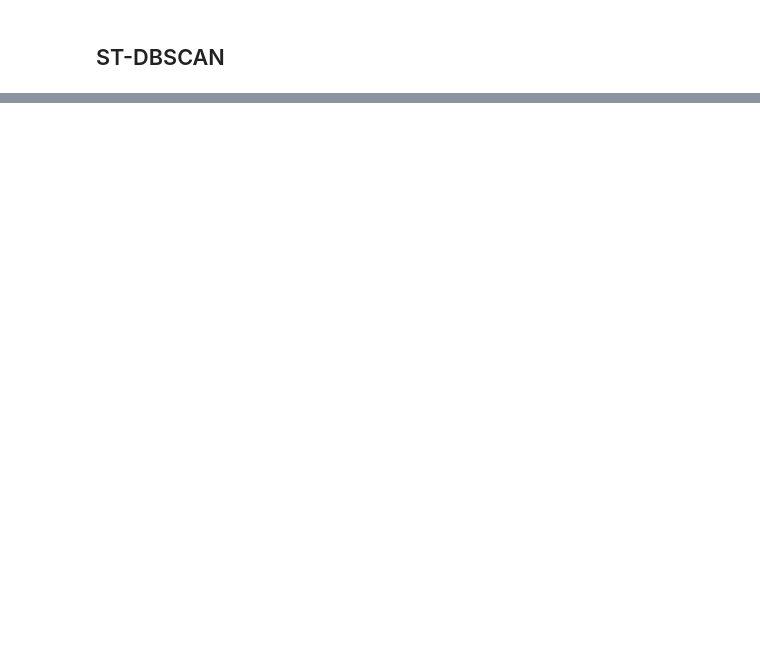
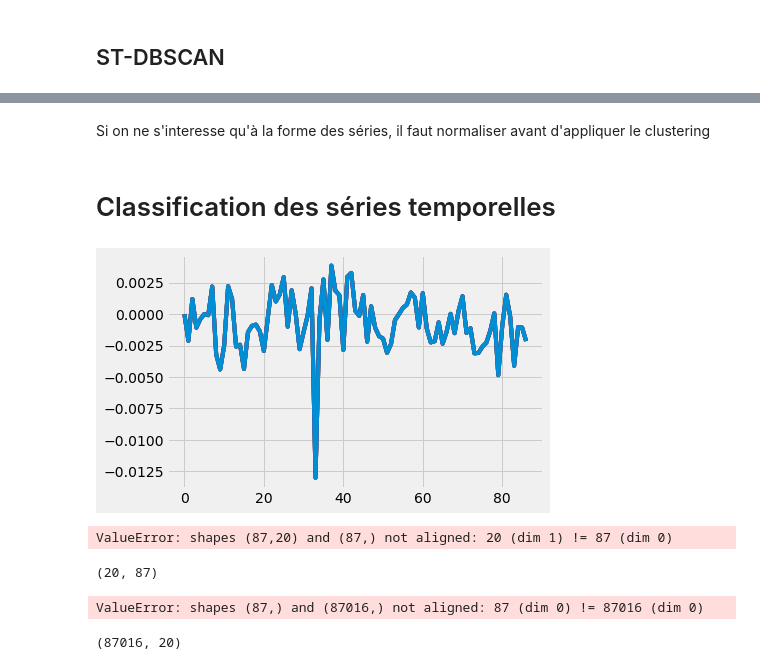
Before and after one commit to EddyVianney/Stage_master2_sdsc_eost, a Jupyter notebook: PMEDV_STAGE_SDSC_EOST.ipynb, the cells around one changed output, grey strips where cells are left out. Saved outputs shown, nothing was run; the diff lists cells and outputs as text; code cells hidden in the pictures; blank space fills up the shorter version.

```diff
--- a/PMEDV_STAGE_SDSC_EOST.ipynb
+++ b/PMEDV_STAGE_SDSC_EOST.ipynb
@@ -664,0 +477,31 @@ plot_distribution(labels)
+# %% [markdown]
+Si on ne s'interesse qu'à la forme des séries, il faut normaliser avant d'appliquer le clustering
+# %% [markdown]
+# Classification des séries temporelles
+# %%
+for i in range(len(transformer.components_)):
+    plt.plot(transformer.components_[6])
+# %% [output]
+[figure, added]
+# %%
+np.dot(transformer.mixing_, transformer.components_[0])
+# %% [output]
+ValueError: shapes (87,20) and (87,) not aligned: 20 (dim 1) != 87 (dim 0)
+# %%
+transformer.components_.shape
+# %% [output]
+(20, 87)
+# %%
+# recherchons une source
+# S = WX
+transformer.components_.shape #(20, 87)
+# calculons l'activité d'une source
+source = np.dot(X, transformer.components_[0])
+# passage de S à X
+np.dot(transformer.mixing_[:,0], source)
+# %% [output]
+ValueError: shapes (87,) and (87016,) not aligned: 87 (dim 0) != 87016 (dim 0)
+# %%
+X_transformed.shape
+# %% [output]
+(87016, 20)
```
Also changed, not shown: parts of 100 cells of this notebook.
